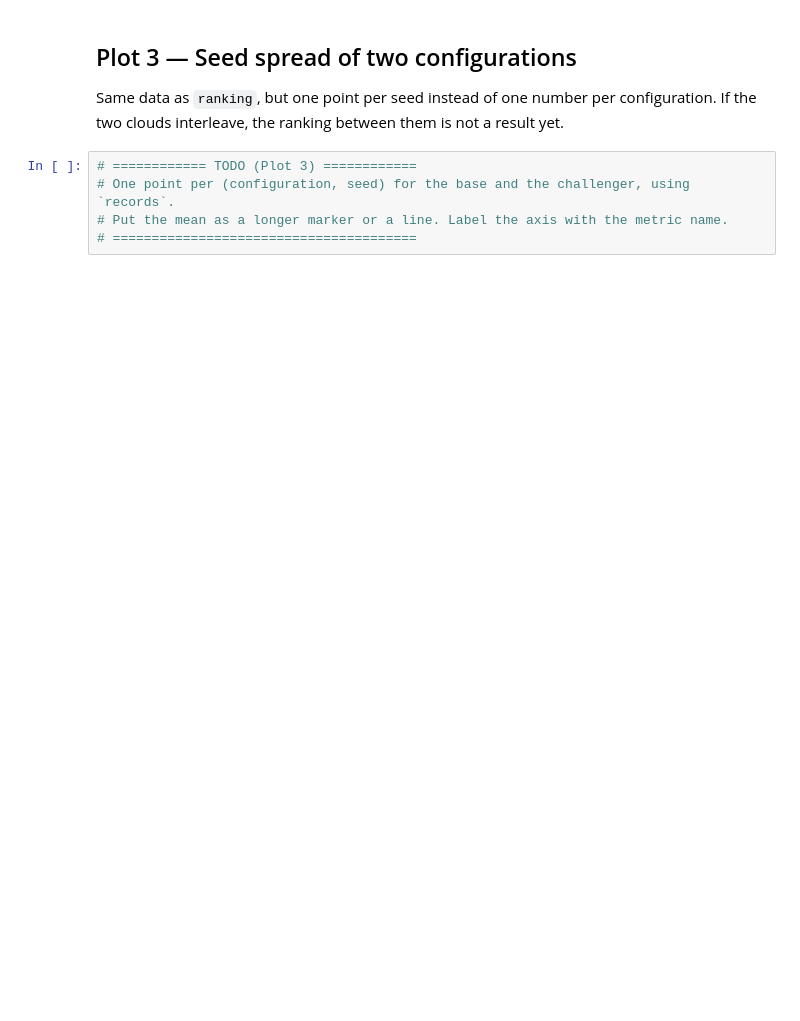
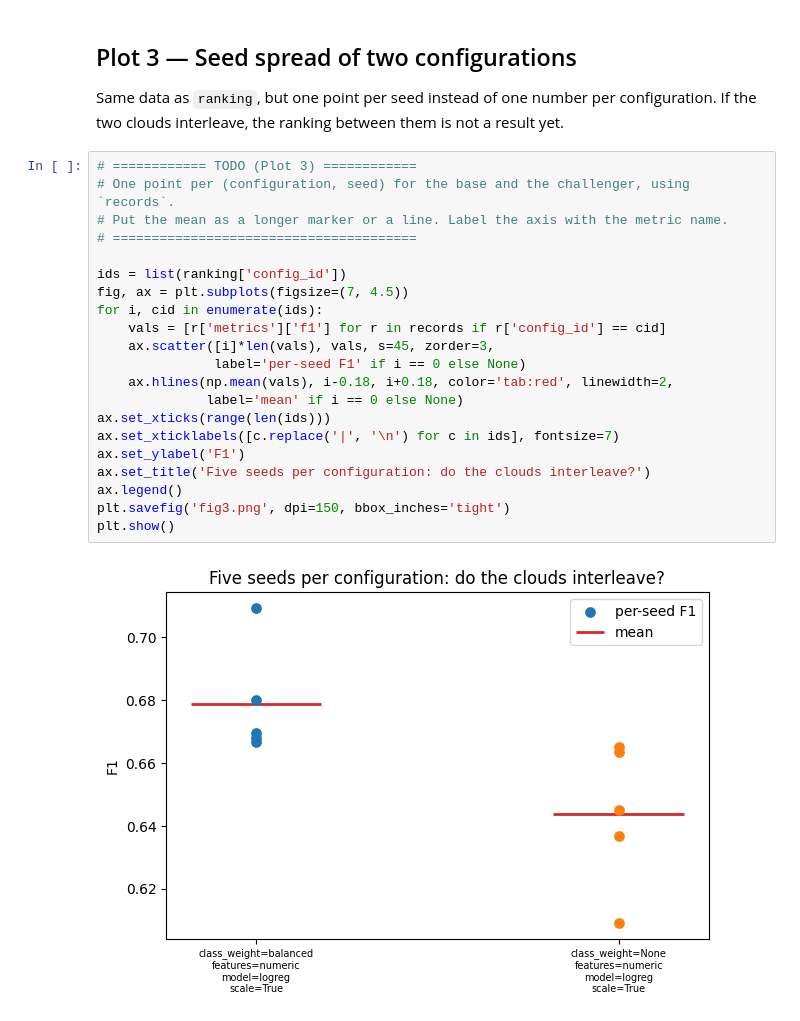
Before and after one commit to rhddnjs1974/machine-learning-project, a Jupyter notebook: lab08/notebooks/lab08_experiments.ipynb, the cells around one changed output. Drawn from its saved outputs; the diff is of its cells as text; blank space fills up the shorter version.

```diff
--- a/lab08/notebooks/lab08_experiments.ipynb
+++ b/lab08/notebooks/lab08_experiments.ipynb
@@ -59,8 +110,26 @@ do anything.
 
 Same data as `ranking`, but one point per seed instead of one number per configuration. If the
 two clouds interleave, the ranking between them is not a result yet.
-# %%
-# ============ TODO (Plot 3) ============
-# One point per (configuration, seed) for the base and the challenger, using `records`.
-# Put the mean as a longer marker or a line. Label the axis with the metric name.
-# =======================================
+# %%
+# ============ TODO (Plot 3) ============
+# One point per (configuration, seed) for the base and the challenger, using `records`.
+# Put the mean as a longer marker or a line. Label the axis with the metric name.
+# =======================================
+
+ids = list(ranking['config_id'])
+fig, ax = plt.subplots(figsize=(7, 4.5))
+for i, cid in enumerate(ids):
+    vals = [r['metrics']['f1'] for r in records if r['config_id'] == cid]
+    ax.scatter([i]*len(vals), vals, s=45, zorder=3,
+               label='per-seed F1' if i == 0 else None)
+    ax.hlines(np.mean(vals), i-0.18, i+0.18, color='tab:red', linewidth=2,
+              label='mean' if i == 0 else None)
+ax.set_xticks(range(len(ids)))
+ax.set_xticklabels([c.replace('|', '\n') for c in ids], fontsize=7)
+ax.set_ylabel('F1')
+ax.set_title('Five seeds per configuration: do the clouds interleave?')
+ax.legend()
+plt.savefig('fig3.png', dpi=150, bbox_inches='tight')
+plt.show()
+# %% [output]
+[figure, added]
```
Also changed, not shown: parts of 5 cells of this notebook, 6 other files.
